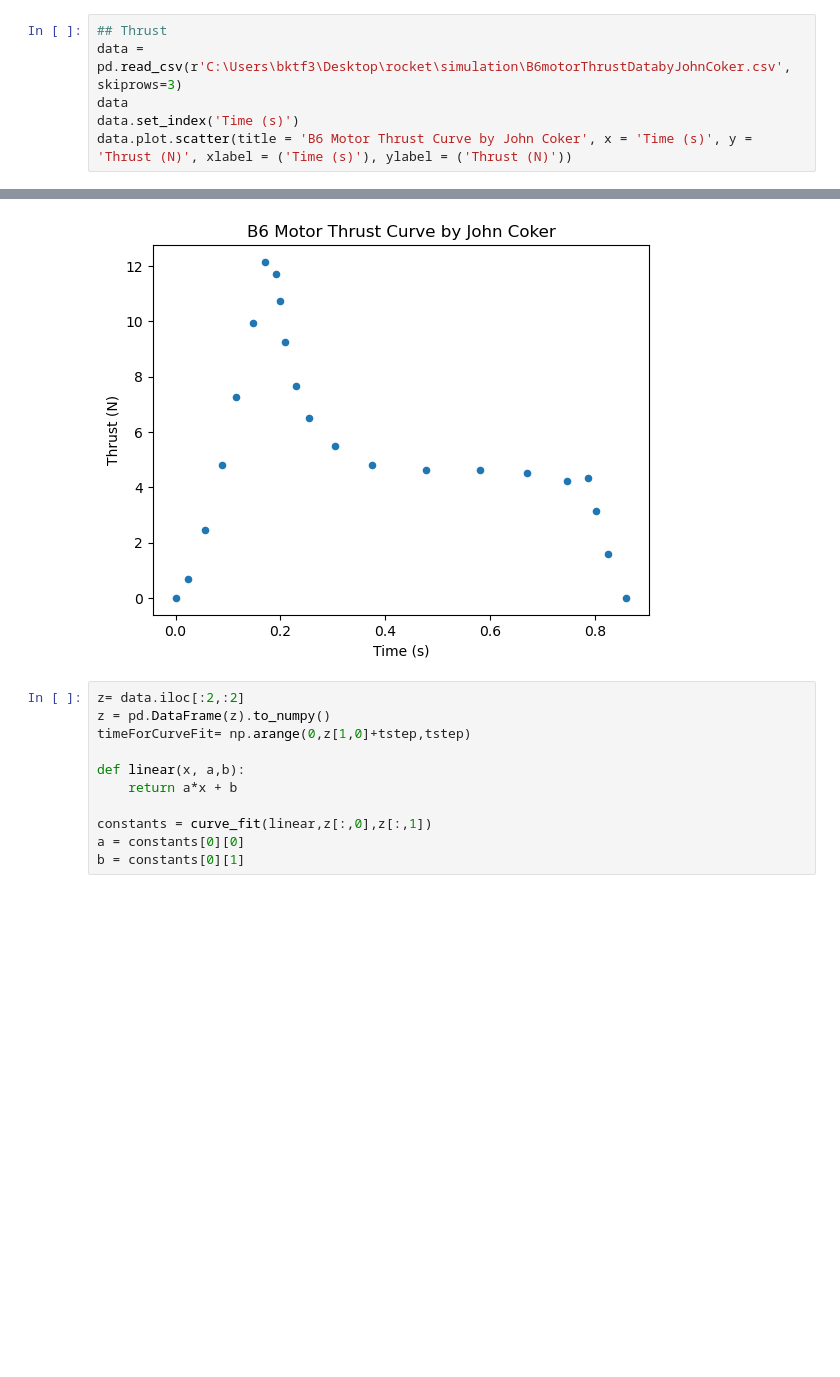
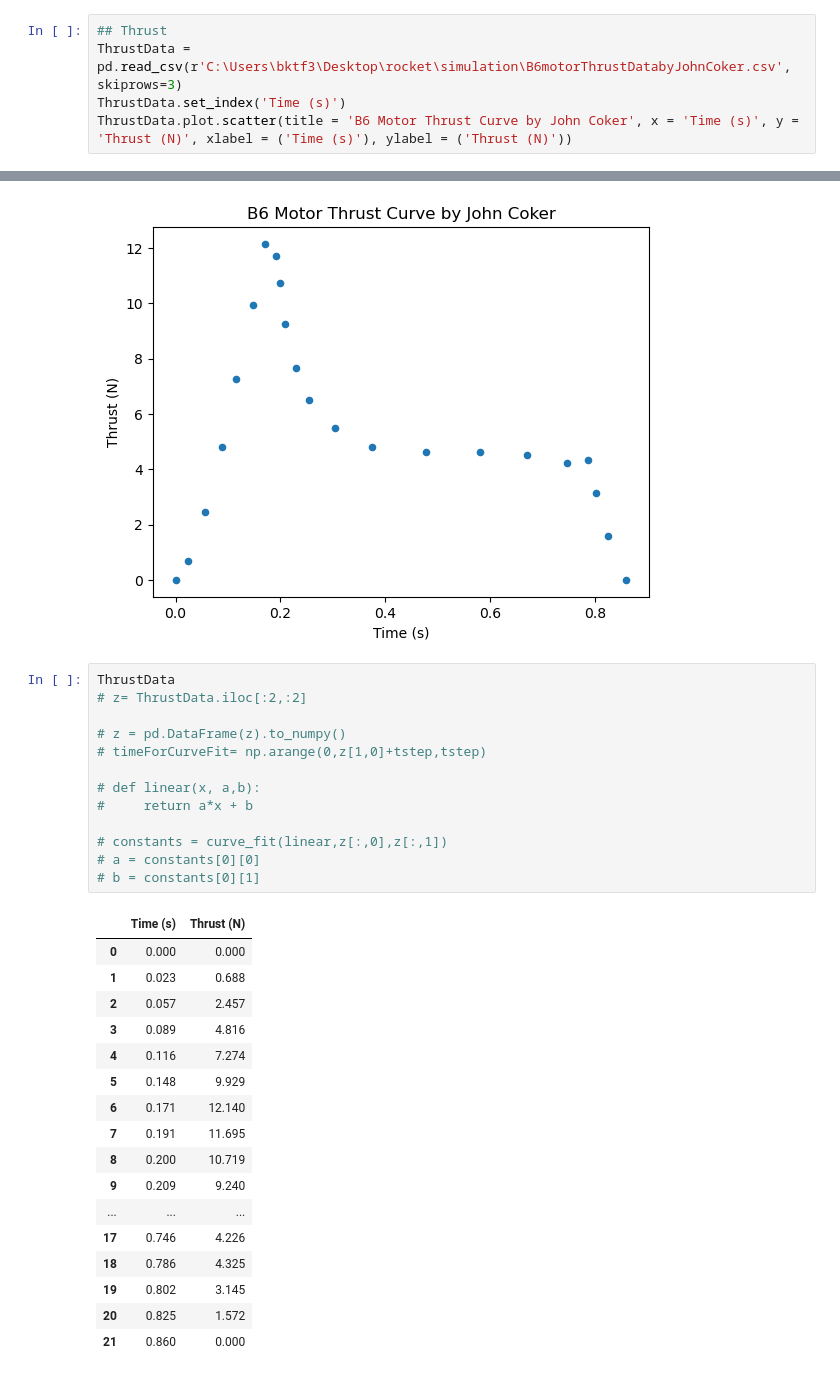
Before and after one commit to BamtolYy/rocket, a Jupyter notebook: simulation/2DRocketSim.ipynb, the cells around one changed output, grey strips where cells are left out. Cells and saved outputs as stored; diff of their text form; blank space fills up the shorter version.

```diff
--- a/simulation/2DRocketSim.ipynb
+++ b/simulation/2DRocketSim.ipynb
@@ -81,22 +81,41 @@ print(t)
 [0.0000e+00 1.0000e-04 2.0000e-04 ... 9.9997e+00 9.9998e+00 9.9999e+00]
 # %%
 ## Thrust
-data = pd.read_csv(r'C:\Users\bktf3\Desktop\rocket\simulation\B6motorThrustDatabyJohnCoker.csv', skiprows=3)
-data
-data.set_index('Time (s)')
-data.plot.scatter(title = 'B6 Motor Thrust Curve by John Coker', x = 'Time (s)', y = 'Thrust (N)', xlabel = ('Time (s)'), ylabel = ('Thrust (N)'))
+ThrustData = pd.read_csv(r'C:\Users\bktf3\Desktop\rocket\simulation\B6motorThrustDatabyJohnCoker.csv', skiprows=3)
+ThrustData.set_index('Time (s)')
+ThrustData.plot.scatter(title = 'B6 Motor Thrust Curve by John Coker', x = 'Time (s)', y = 'Thrust (N)', xlabel = ('Time (s)'), ylabel = ('Thrust (N)'))
 # %% [output]
 <Axes: title={'center': 'B6 Motor Thrust Curve by John Coker'}, xlabel='Time (s)', ylabel='Thrust (N)'>
 [figure]
 # %%
-z= data.iloc[:2,:2]
-z = pd.DataFrame(z).to_numpy()
-timeForCurveFit= np.arange(0,z[1,0]+tstep,tstep)
+ThrustData
+# z= ThrustData.iloc[:2,:2]
 
-def linear(x, a,b):
-    return a*x + b
+# z = pd.DataFrame(z).to_numpy()
+# timeForCurveFit= np.arange(0,z[1,0]+tstep,tstep)
 
-constants = curve_fit(linear,z[:,0],z[:,1])
-a = constants[0][0]
-b = constants[0][1]
+# def linear(x, a,b):
+#     return a*x + b
+
+# constants = curve_fit(linear,z[:,0],z[:,1])
+# a = constants[0][0]
+# b = constants[0][1]
+# %% [output]
+|  | Time (s) | Thrust (N) |
+| 0 | 0.000 | 0.000 |
+| 1 | 0.023 | 0.688 |
+| 2 | 0.057 | 2.457 |
+| 3 | 0.089 | 4.816 |
+| 4 | 0.116 | 7.274 |
+| 5 | 0.148 | 9.929 |
+| 6 | 0.171 | 12.140 |
+| 7 | 0.191 | 11.695 |
+| 8 | 0.200 | 10.719 |
+| 9 | 0.209 | 9.240 |
+| ... | ... | ... |
+| 17 | 0.746 | 4.226 |
+| 18 | 0.786 | 4.325 |
+| 19 | 0.802 | 3.145 |
+| 20 | 0.825 | 1.572 |
+| 21 | 0.860 | 0.000 |
 # %%
```
Also changed, not shown: parts of 2 cells of this notebook.
